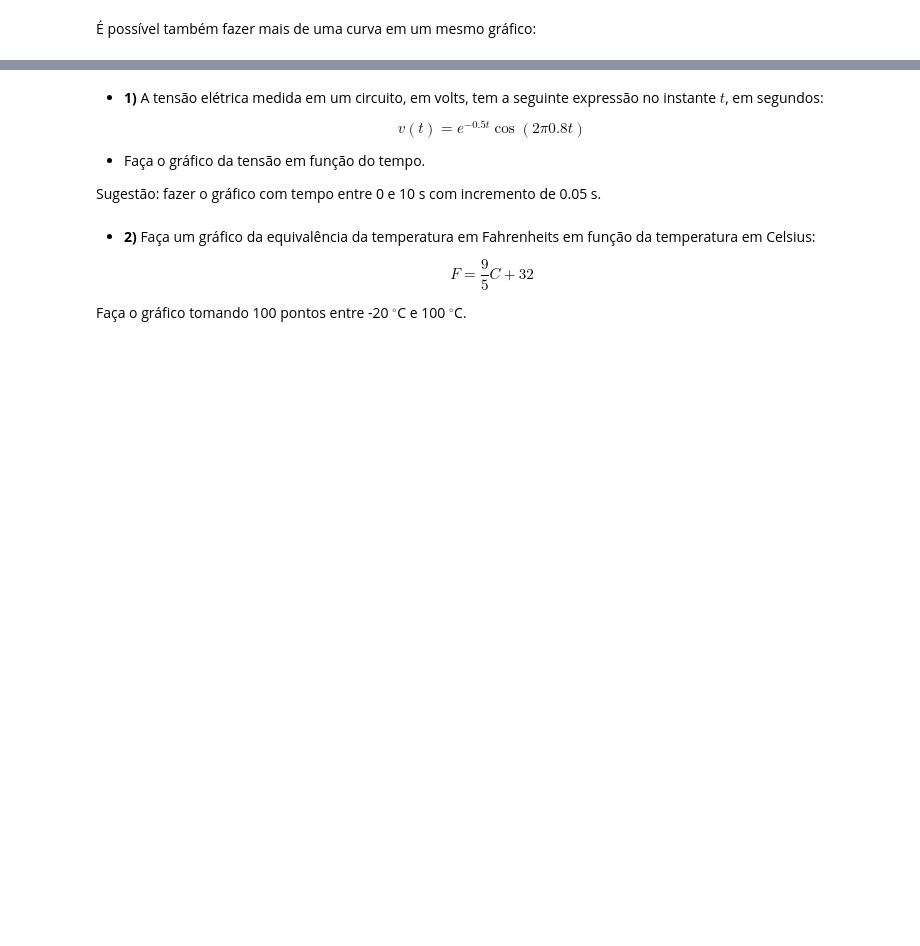
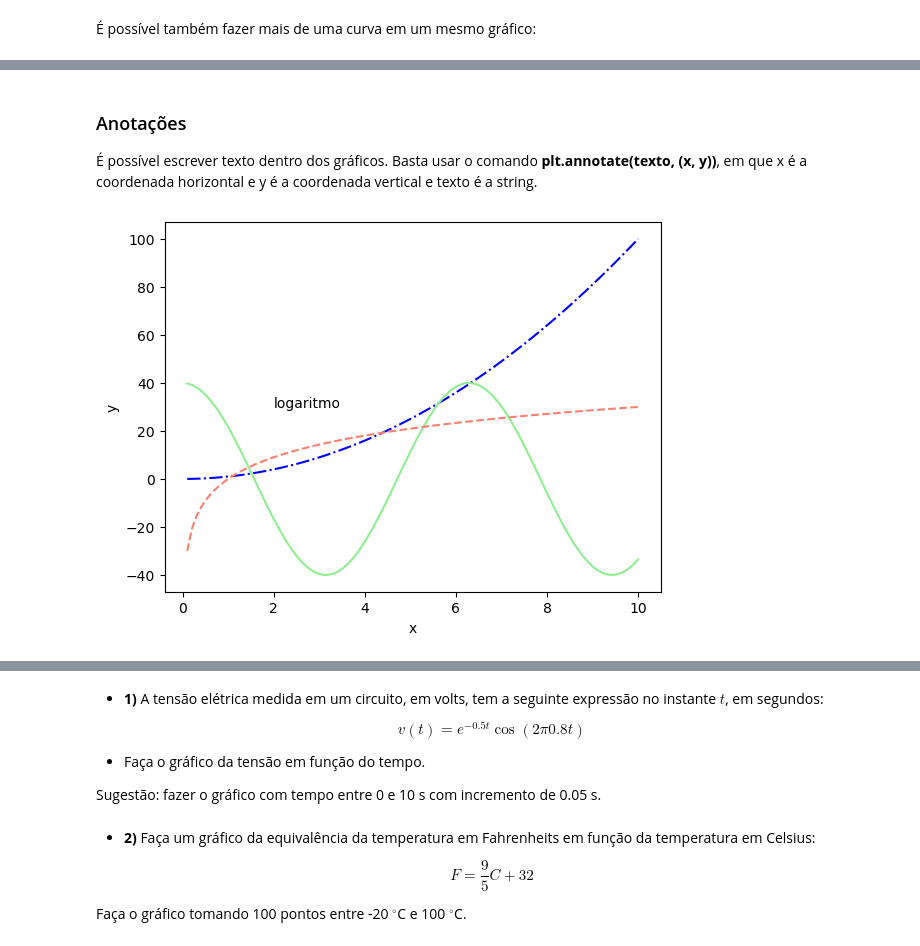
Before and after one commit to rnwatanabe/BasesComputacionais, a Jupyter notebook: aula3/RepresentaçãoGraficaDeFunções.ipynb, the cells around one changed output, grey strips where cells are left out. Drawn from its saved outputs; the diff is of its cells as text; code cells hidden in the pictures; blank space fills up the shorter version.

Commit message:
graphics

```diff
--- a/aula3/RepresentaçãoGraficaDeFunções.ipynb
+++ b/aula3/RepresentaçãoGraficaDeFunções.ipynb
@@ -222,0 +319,15 @@ plt.show()
+# %% [markdown]
+### Anotações
+
+É possível escrever texto dentro dos gráficos. Basta usar o comando **plt.annotate(texto, (x, y))**, em que x é a coordenada horizontal e y é a coordenada vertical e texto é a string.
+# %%
+plt.figure()
+plt.plot(x, y, color = 'blue', linestyle = '-.')
+plt.plot(x, z, color = 'lightgreen', linestyle = '-')
+plt.plot(x, w, color = 'salmon', linestyle = '--')
+plt.annotate('logaritmo',(2, 30))
+plt.xlabel('x')
+plt.ylabel('y')
+plt.show()
+# %% [output]
+[figure, added]
```
Also changed, not shown: parts of 39 cells of this notebook, 1 other file.
